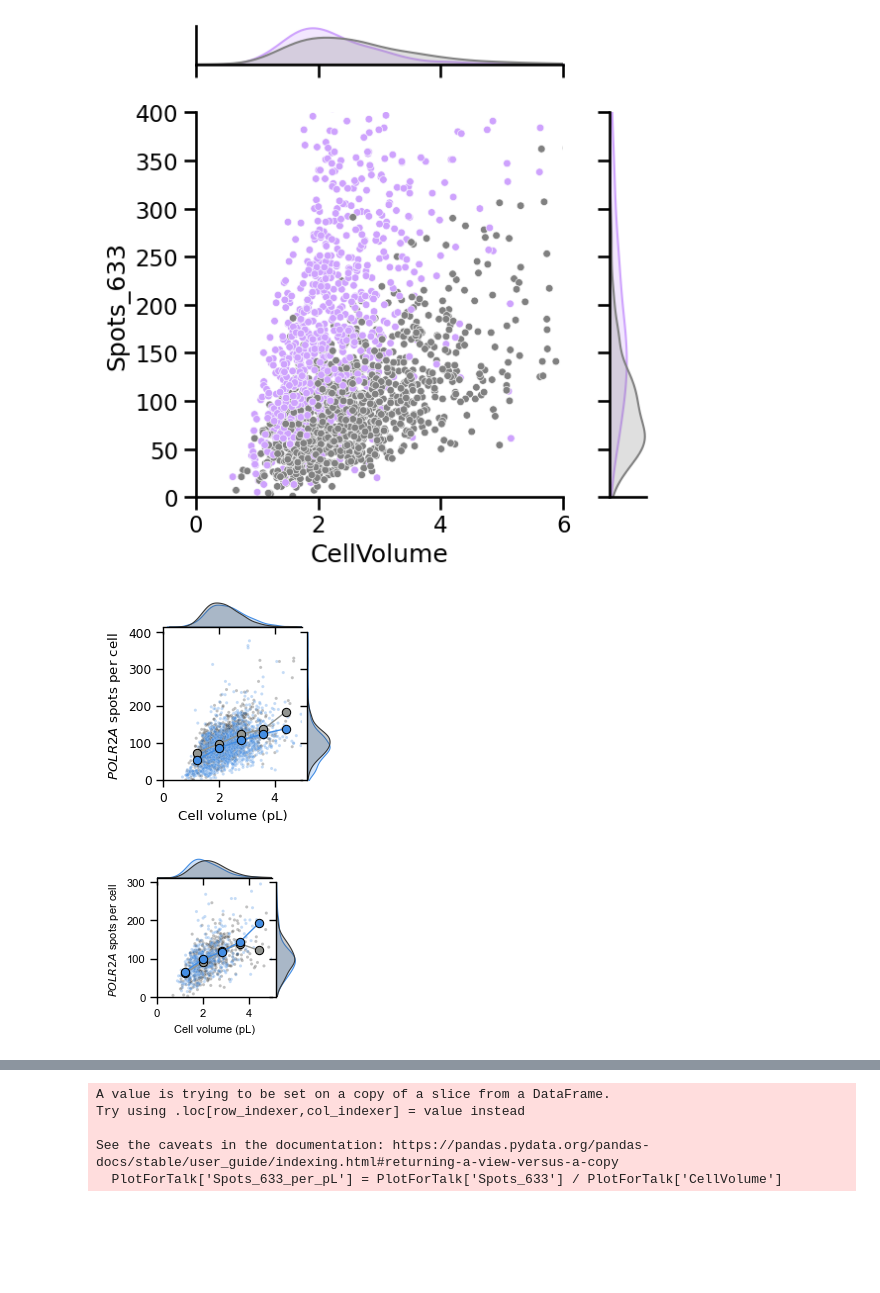
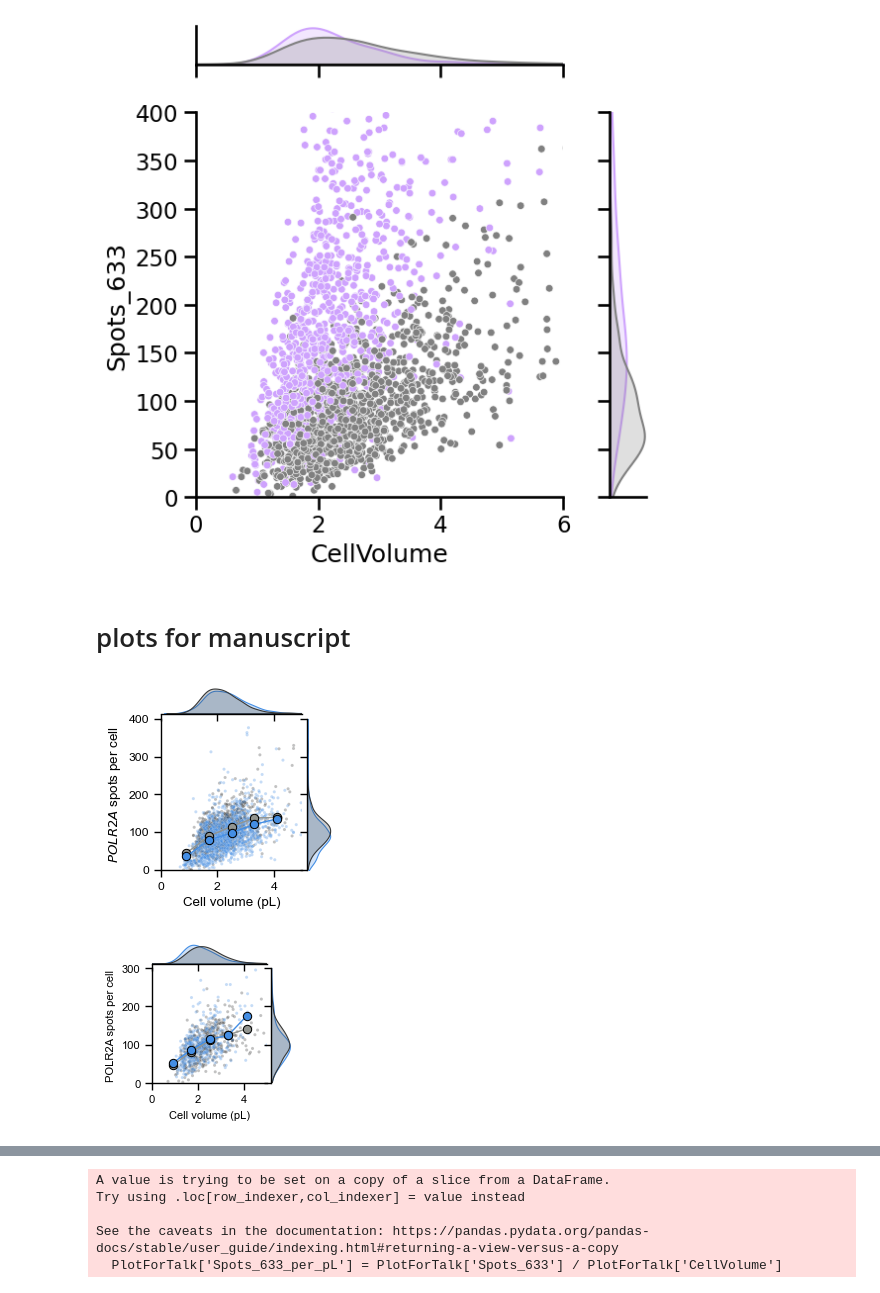
Before and after one commit to berrygroup/publications, a Jupyter notebook: 2026_POLR2A_homeostasis/Imaging/NikonSpinningDisk/mACmChPOLR2A_smFISH/smFISH_mACmChPOLR2A_POLR2A.ipynb, the cells around one changed output, grey strips where cells are left out. Cells and saved outputs as stored; diff of their text form; code cells hidden in the pictures; blank space fills up the shorter version.

```diff
--- a/2026_POLR2A_homeostasis/Imaging/NikonSpinningDisk/mACmChPOLR2A_smFISH/smFISH_mACmChPOLR2A_POLR2A.ipynb
+++ b/2026_POLR2A_homeostasis/Imaging/NikonSpinningDisk/mACmChPOLR2A_smFISH/smFISH_mACmChPOLR2A_POLR2A.ipynb
@@ -739,8 +696,10 @@ plt.tight_layout()
 [figure]
 [figure]
 [figure]
+# %% [markdown]
+# plots for manuscript
 # %%
-binz = [p/100 for p in range(80,560,80)]
+binz = [p/100 for p in range(50,530,80)]
 binz_centre = []
 for i,b in enumerate(binz[:-1]):
     g = (binz[i+1] - b)
@@ -790,7 +749,7 @@ plt.ylabel('$POLR2A$ spots per cell')
 
 plt.savefig('TIR_POLR2A_SMFISH.svg')
 # %% [output]
-[figure, old version]
+[figure, new version]
 # %%
 plt.rcParams["font.family"] = "sans-serif"
 plt.rcParams["font.sans-serif"] = ["Arial"]
@@ -807,35 +766,35 @@ MACMCH_5PH_STD = MACMCH_5PH[['CellVolume','Spots_633']].groupby(pd.cut(MACMCH_5P
 sns.set_context('paper')
 
 sns.jointplot(pd.concat([MACMCH_VEH, MACMCH_5PH]),
                 x = 'CellVolume',
                 y ='Spots_633',
                 hue ='TREATMENT', hue_order = ['Vehicle', '5PhIAA'], palette = pl,
                 s = 5,
                 legend = False,
                   ylim = (0,300),
                   xlim = (0,5), marginal_kws={'common_norm': False},
               height = 1.8,
               joint_kws = {'alpha' : 0.3})
 
 sns.lineplot(x = binz_centre,
              y = MACMCH_VEH_MEAN.Spots_633,
              marker = 'o', markersize = 6, markeredgecolor = 'black',
              linewidth = 1,
              color = 'xkcd:grey')
 
 sns.lineplot(x = binz_centre,
              y = MACMCH_5PH_MEAN.Spots_633,
              marker = 'o', markersize = 6, markeredgecolor = 'black',
              linewidth = 1,
              color = 'xkcd:dark sky blue')
 
 plt.xlabel('Cell volume (pL)', fontsize = 8)
-plt.ylabel('$POLR2A$ spots per cell', fontsize = 8)
+plt.ylabel('POLR2A spots per cell', fontsize = 8)
 plt.tick_params(axis='both', labelsize=8)
 
 plt.savefig('MACMCH_POLR2A_SMFISH.svg')
 # %% [output]
-[figure, old version]
+[figure, new version]
 # %%
 MAC_VEH = PlotForTalk.query('CELL == "mACPOLR2A" & TREATMENT == "Vehicle" & (ATTO633_PROBE	== "POLR2A exon" | ATTO633_PROBE == "POLR2A even")')
 MAC_VEH_MEAN = MAC_VEH[['CellVolume','Spots_633']].groupby(pd.cut(MAC_VEH.CellVolume, binz)).mean()
```
Also changed, not shown: parts of 13 cells of this notebook, 10 other files.
